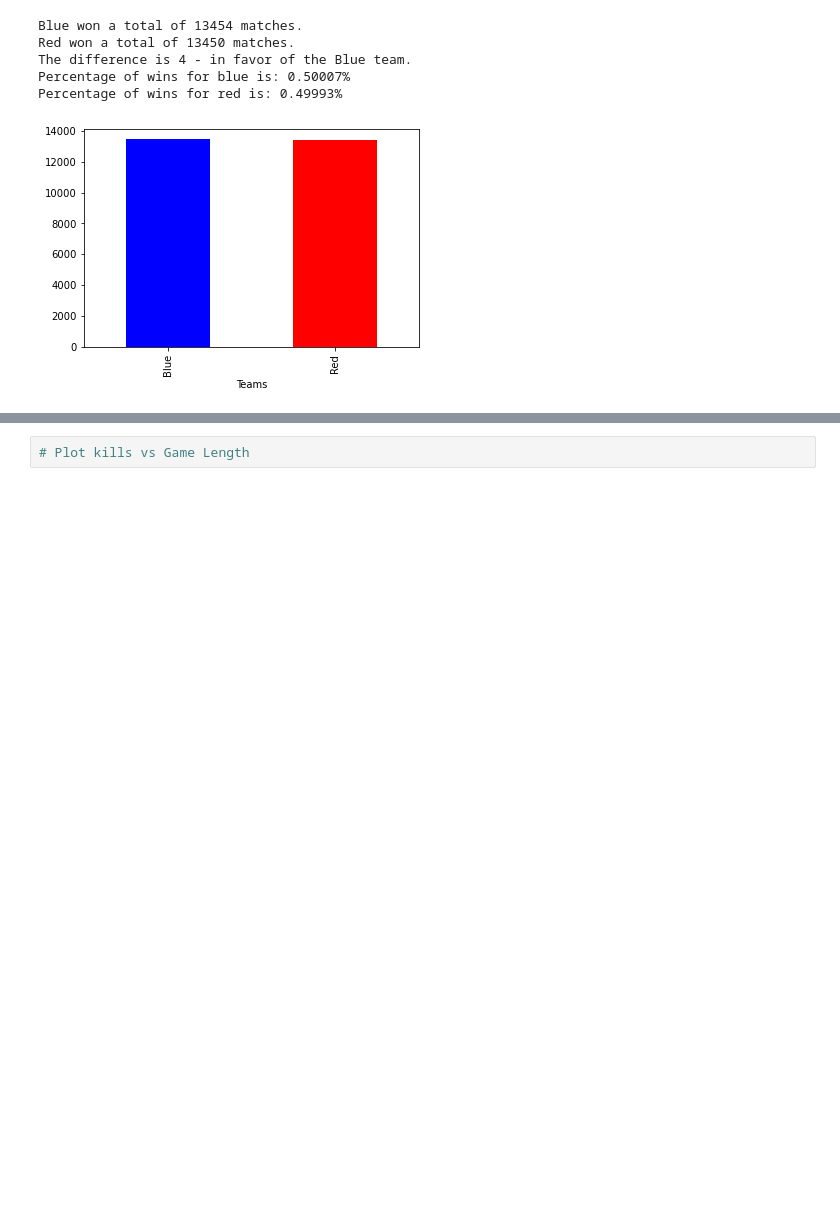
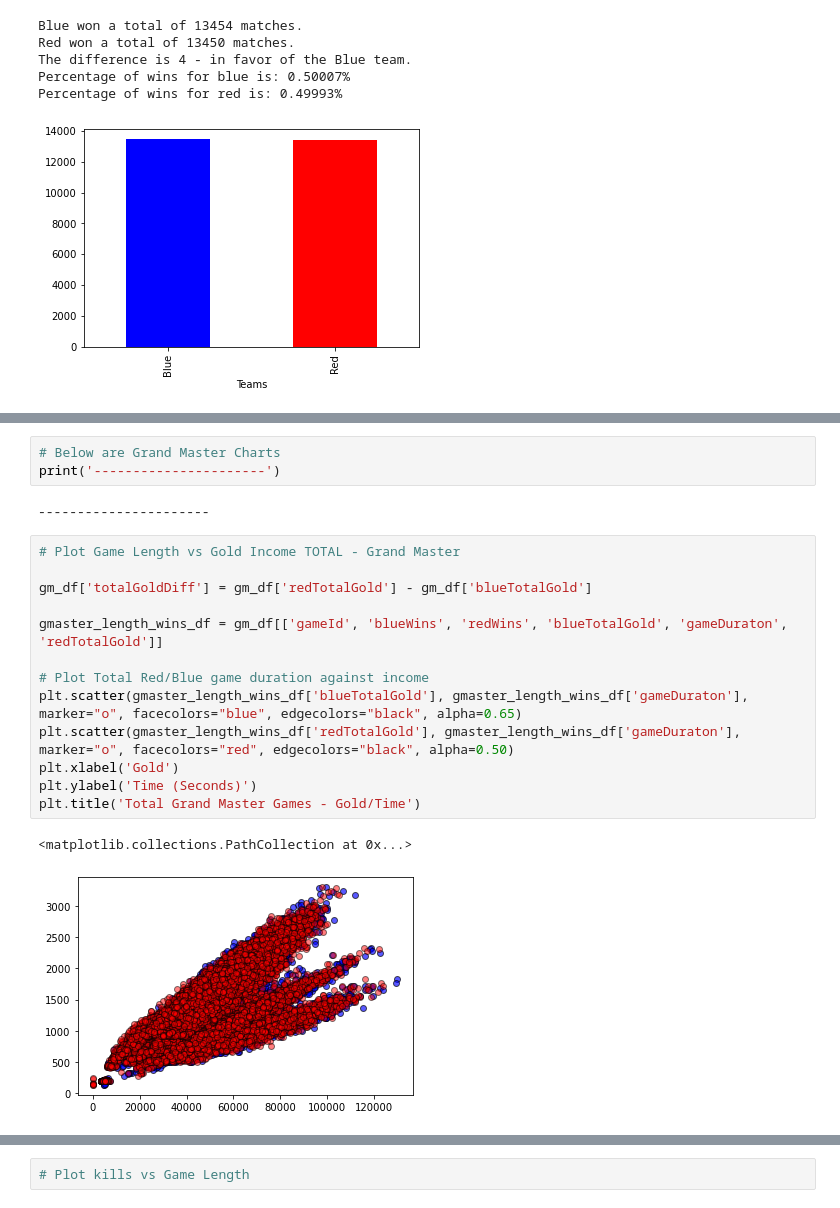
Before and after one commit to josephchancey/riot-lol-match-trends, a Jupyter notebook: Notebooks/LoL Trend Analysis.ipynb, the cells around one changed output, grey strips where cells are left out. Cells and saved outputs as stored; diff of their text form; blank space fills up the shorter version.

```diff
--- a/Notebooks/LoL Trend Analysis.ipynb
+++ b/Notebooks/LoL Trend Analysis.ipynb
@@ -409,2 +417,23 @@ master_loss_b_rIncome_plot = plt.scatter(m_redloss_df['redTotalGold'], m_redloss
 # %% [output]
 [figure]
+# %%
+# Below are Grand Master Charts
+print('----------------------')
+# %% [output]
+----------------------
+# %%
+# Plot Game Length vs Gold Income TOTAL - Grand Master
+
+gm_df['totalGoldDiff'] = gm_df['redTotalGold'] - gm_df['blueTotalGold']
+
+gmaster_length_wins_df = gm_df[['gameId', 'blueWins', 'redWins', 'blueTotalGold', 'gameDuraton', 'redTotalGold']]
+
+# Plot Total Red/Blue game duration against income
+plt.scatter(gmaster_length_wins_df['blueTotalGold'], gmaster_length_wins_df['gameDuraton'], marker="o", facecolors="blue", edgecolors="black", alpha=0.65)
+plt.scatter(gmaster_length_wins_df['redTotalGold'], gmaster_length_wins_df['gameDuraton'], marker="o", facecolors="red", edgecolors="black", alpha=0.50)
+plt.xlabel('Gold')
+plt.ylabel('Time (Seconds)')
+plt.title('Total Grand Master Games - Gold/Time')
+# %% [output]
+<matplotlib.collections.PathCollection at 0x...>
+[figure, added]
```
Also changed, not shown: parts of 9 cells of this notebook.
